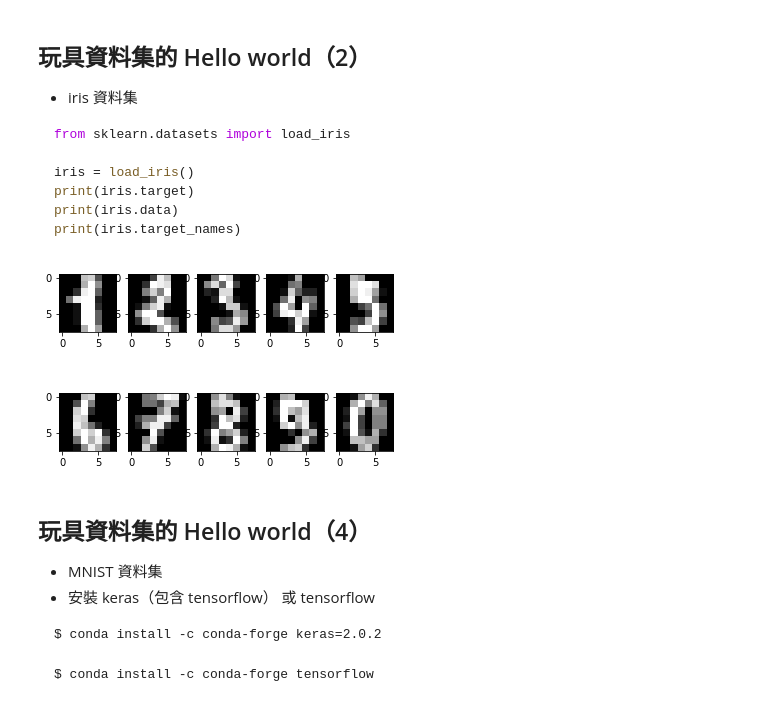
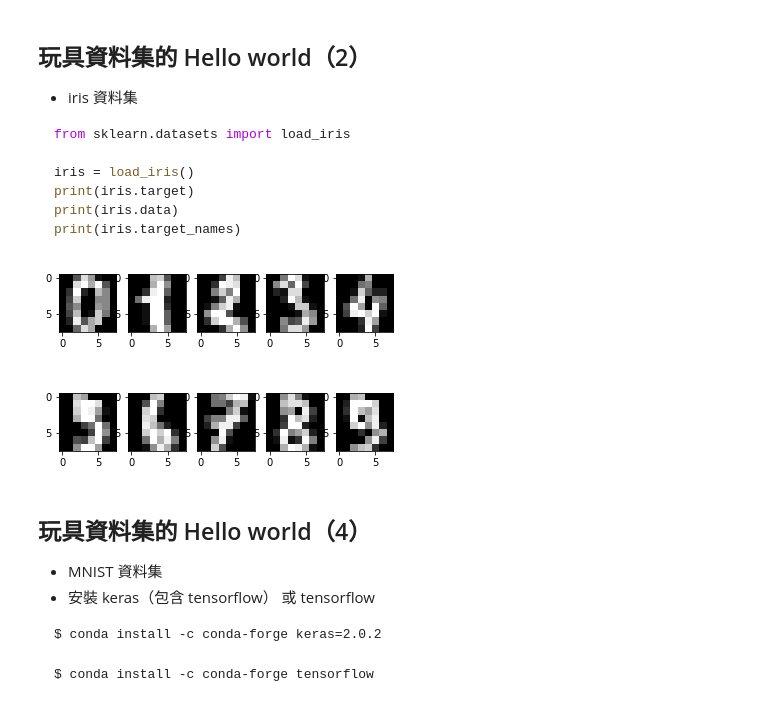
Before and after one commit to yaojenkuo/python_4_ds, a Jupyter notebook: ch11.ipynb, the cells around one changed output. Saved outputs shown, nothing was run; the diff lists cells and outputs as text; code cells hidden in the pictures.

Commit message:
modified subplot index

```diff
--- a/ch11.ipynb
+++ b/ch11.ipynb
@@ -46,17 +46,17 @@ print(iris.target_names)
 # %%
 # 玩具資料集的 Hello world（3）
 # digits 資料集
 
 from sklearn.datasets import load_digits
 import matplotlib.pyplot as plt
 
 digits = load_digits()
-for i in range(1, 11):
-    plt.subplot(2, 5, i)
+for i in range(10):
+    plt.subplot(2, 5, i + 1)
     plt.imshow(digits.images[i], cmap = "gray")
 plt.show()
 # %% [output]
-[figure, old version]
+[figure, new version]
 # %% [markdown]
 ## 玩具資料集的 Hello world（4）
 
```
Also changed, not shown: parts of 1 cell of this notebook, 1 other file.
